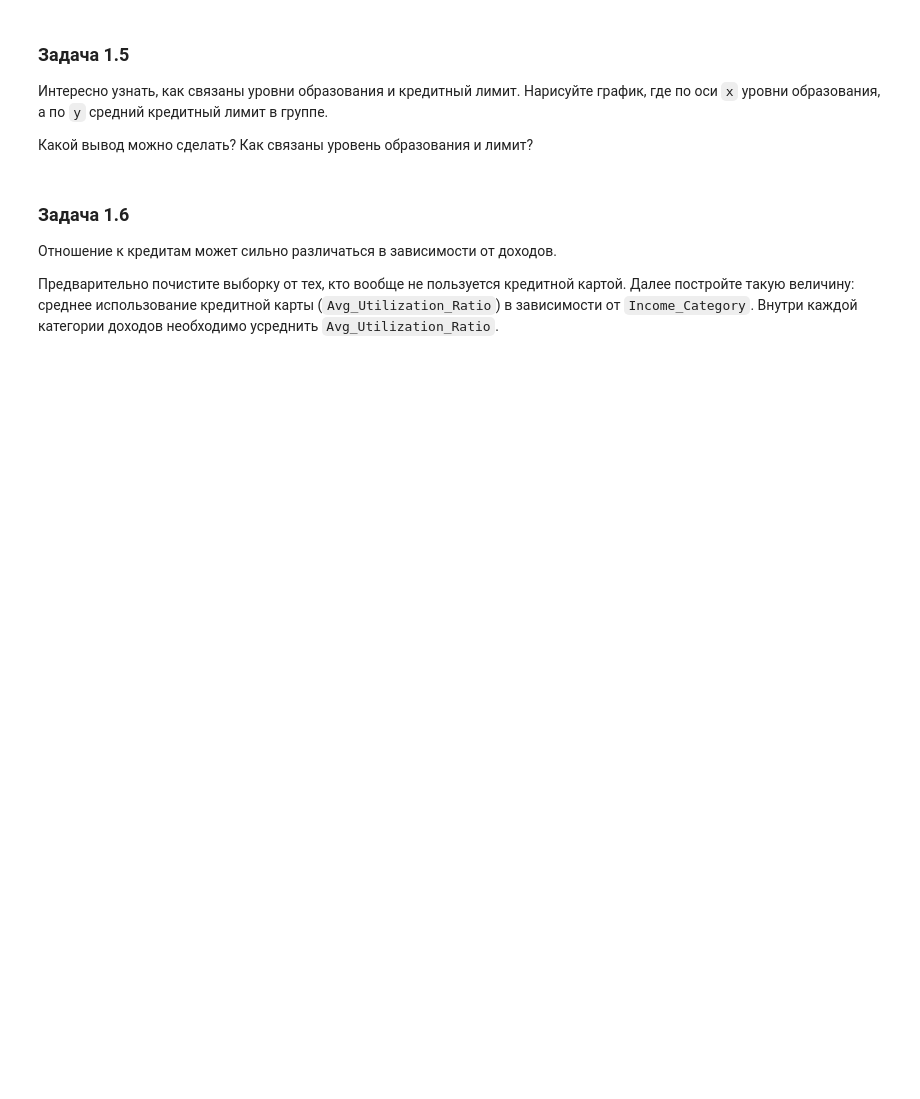
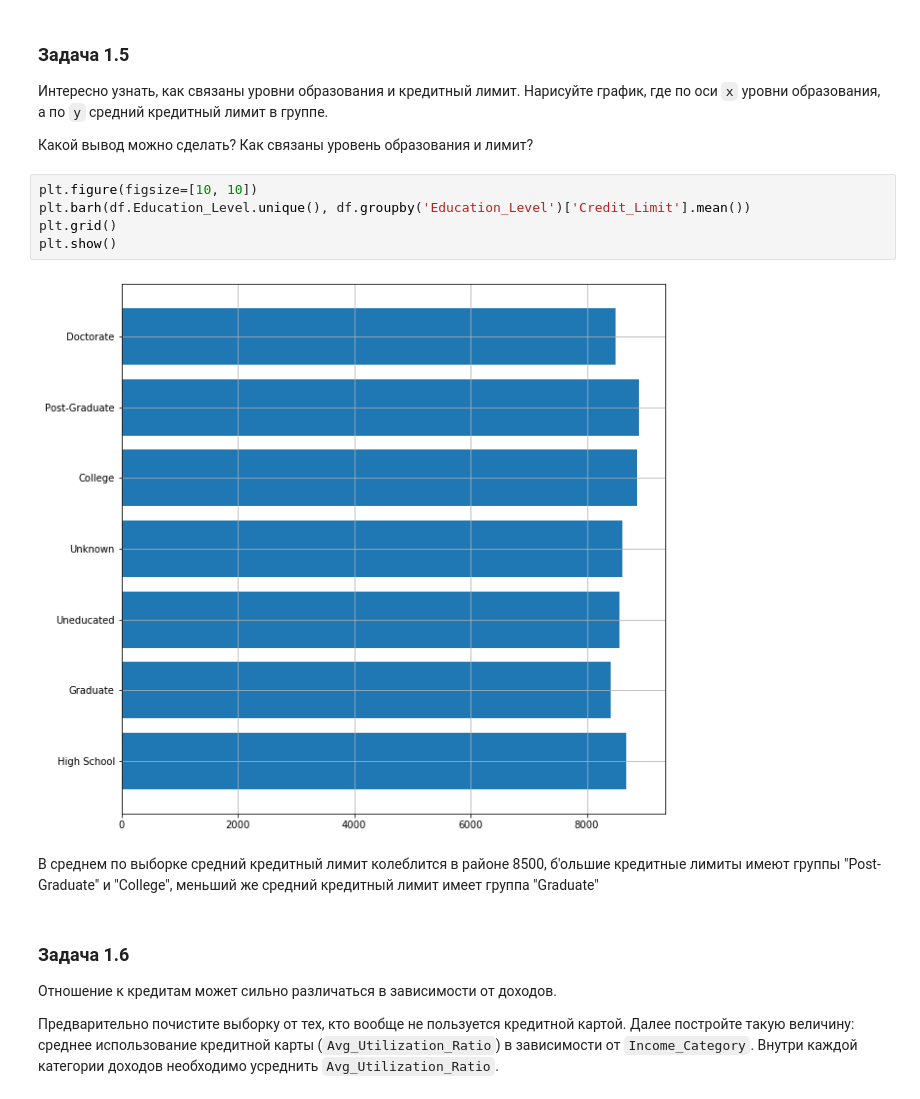
Before and after one commit to marinaivanova198/dap_test_05_12, a Jupyter notebook: DAP_test.ipynb, the cells around one changed output. Saved outputs shown, nothing was run; the diff lists cells and outputs as text; blank space fills up the shorter version.

```diff
--- a/DAP_test.ipynb
+++ b/DAP_test.ipynb
@@ -65,6 +104,15 @@ df = pd.read_csv('credit_card_users.csv')
 Интересно узнать, как связаны уровни образования и кредитный лимит. Нарисуйте график, где по оси `x` уровни образования, а по `y` средний кредитный лимит в группе.
 
 Какой вывод можно сделать? Как связаны уровень образования и лимит?
+# %%
+plt.figure(figsize=[10, 10])
+plt.barh(df.Education_Level.unique(), df.groupby('Education_Level')['Credit_Limit'].mean())
+plt.grid()
+plt.show()
+# %% [output]
+[figure, added]
+# %% [markdown]
+В среднем по выборке средний кредитный лимит колеблится в районе 8500, б'ольшие кредитные лимиты имеют группы "Post-Graduate" и "College", меньший же средний кредитный лимит имеет группа "Graduate"
 # %% [markdown]
 ### Задача 1.6
 
```
Also changed, not shown: parts of 15 cells of this notebook.
